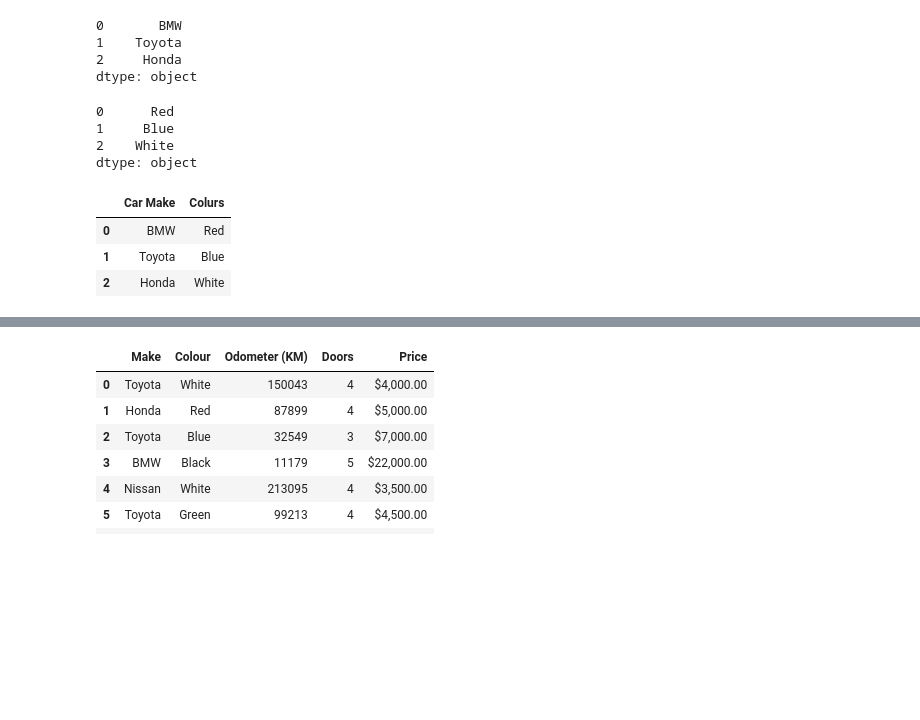
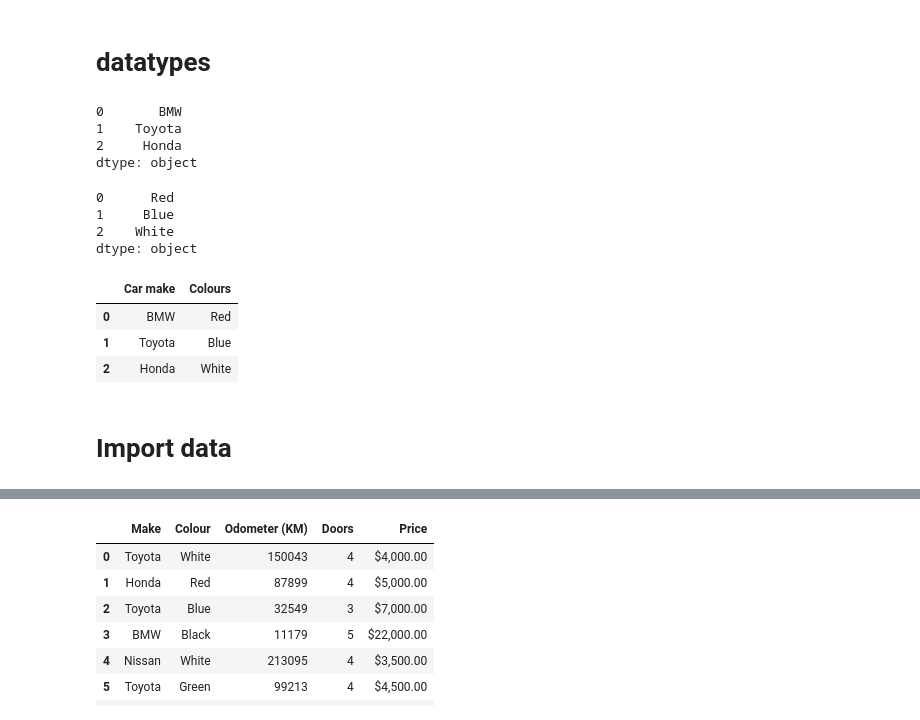
Before and after one commit to Amigostres/A.I.-Machine-Learning-Data_Science, a Jupyter notebook: introduction-to-pandas.ipynb, the cells around one changed output, grey strips where cells are left out. Cells and saved outputs as stored; diff of their text form; code cells hidden in the pictures; blank space fills up the shorter version.

Commit message:
learned about viewing and importing data, and data manipulation using filters

```diff
--- a/introduction-to-pandas.ipynb
+++ b/introduction-to-pandas.ipynb
@@ -1,13 +1,14 @@
 # %%
 import pandas as pd
+# %% [markdown]
+# datatypes
 # %%
 # 2 main data types
-Series = pd.Series(["BMW", "Toyota", "Honda"])
+series = pd.Series(["BMW", "Toyota", "Honda" ])
+series
+# %% [output]
+0       BMW
+1    Toyota
+2     Honda
+dtype: object
-# %%
-Series
-# %% [output]
-0       BMW
-1    Toyota
-2     Honda
-dtype: object
 # %%
@@ -21,11 +22,14 @@ colours
 2    White
 dtype: object
 # %%
-car_data = pd.DataFrame({"Car Make": Series, "Colurs": colours})
+# DataFrame = 2-dimensional
+car_data = pd.DataFrame({"Car make": series, "Colours": colours})
 car_data
 # %% [output]
-|  | Car Make | Colurs |
+|  | Car make | Colours |
 | 0 | BMW | Red |
 | 1 | Toyota | Blue |
 | 2 | Honda | White |
+# %% [markdown]
+# Import data
 # %%
```
Also changed, not shown: parts of 43 cells of this notebook.
